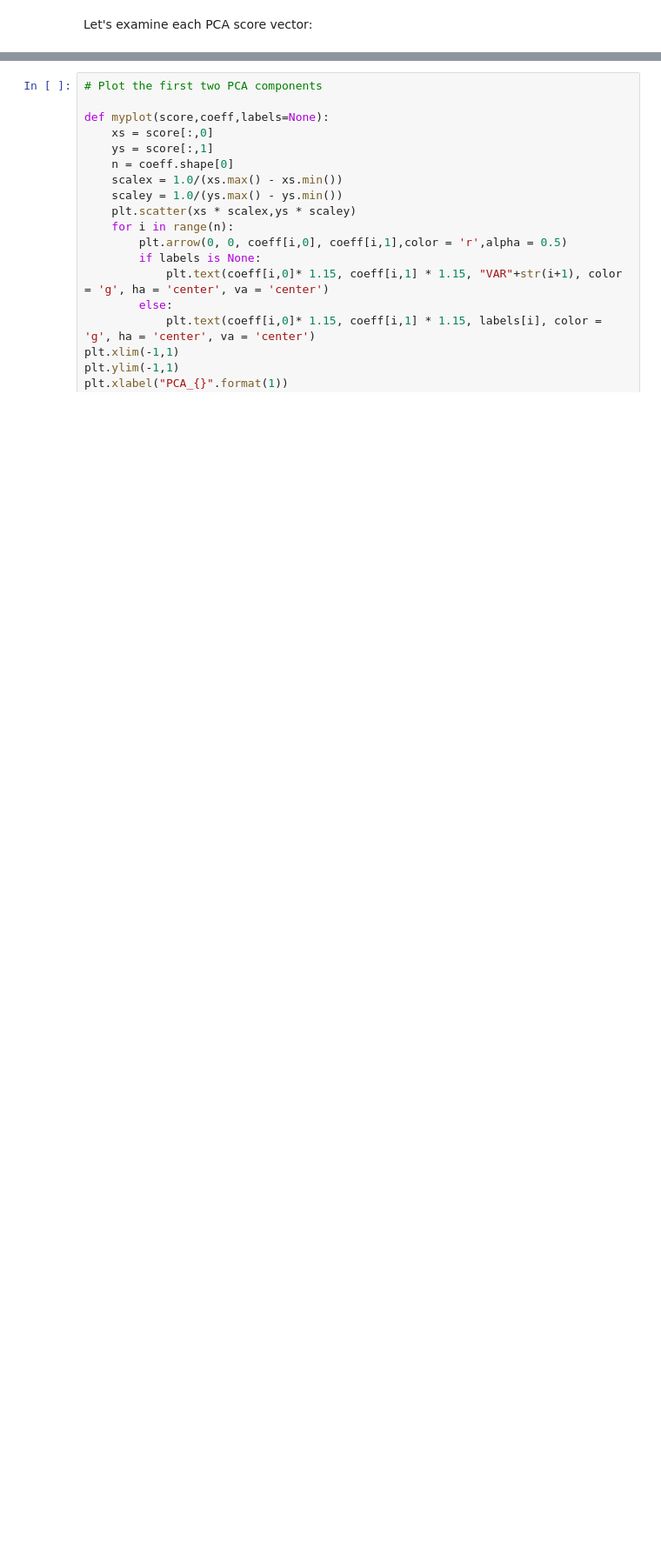
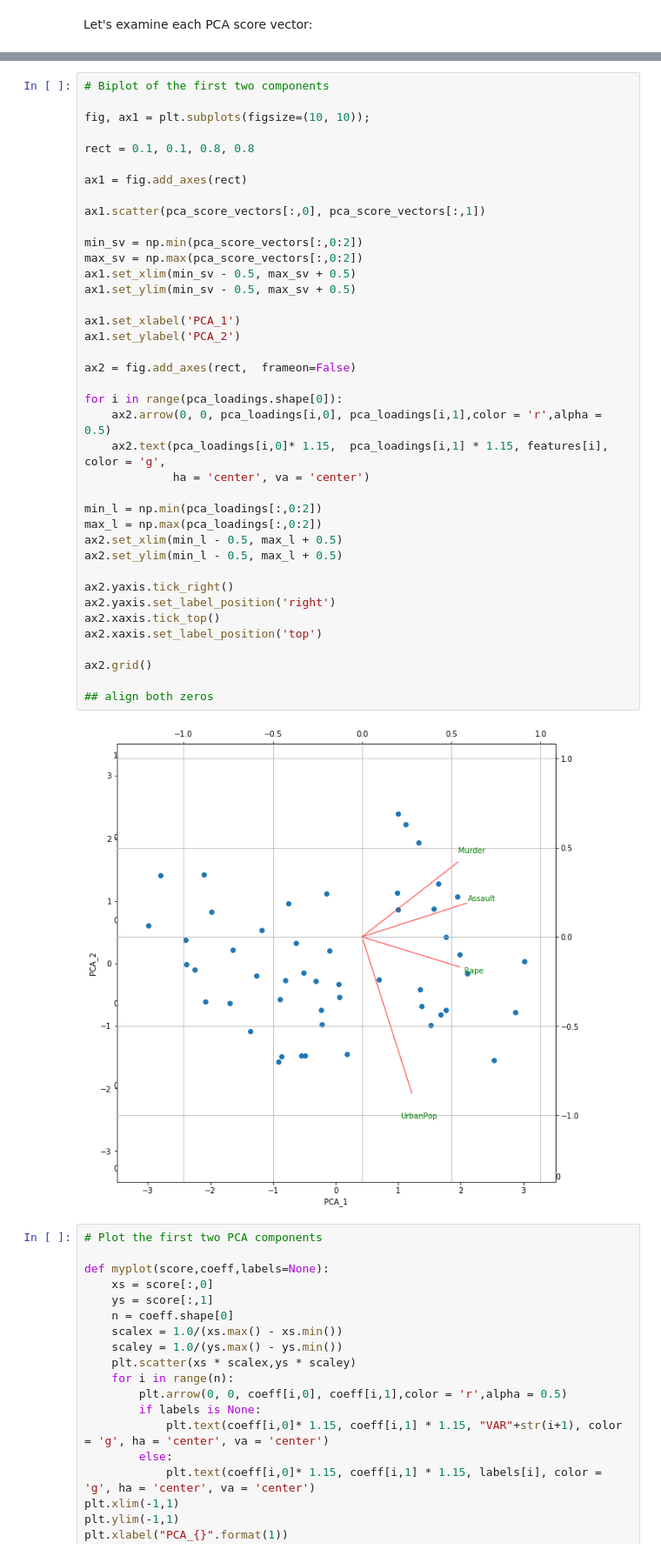
Before and after one commit to martinagvilas/intro_stat_learning, a Jupyter notebook: notebooks/lab1_pca.ipynb, the cells around one changed output, grey strips where cells are left out. Shown at 87% size. Drawn from its saved outputs; the diff is of its cells as text; blank space fills up the shorter version.

```diff
--- a/notebooks/lab1_pca.ipynb
+++ b/notebooks/lab1_pca.ipynb
@@ -131,3 +252,44 @@ Let's make a biplot of the first two components:
+# %%
+# Biplot of the first two components
+
+fig, ax1 = plt.subplots(figsize=(10, 10));
+
+rect = 0.1, 0.1, 0.8, 0.8
+
+ax1 = fig.add_axes(rect)
+
+ax1.scatter(pca_score_vectors[:,0], pca_score_vectors[:,1])
+
+min_sv = np.min(pca_score_vectors[:,0:2])
+max_sv = np.max(pca_score_vectors[:,0:2])
+ax1.set_xlim(min_sv - 0.5, max_sv + 0.5)
+ax1.set_ylim(min_sv - 0.5, max_sv + 0.5)
+
+ax1.set_xlabel('PCA_1')
+ax1.set_ylabel('PCA_2')
+
+ax2 = fig.add_axes(rect,  frameon=False)
+
+for i in range(pca_loadings.shape[0]):
+    ax2.arrow(0, 0, pca_loadings[i,0], pca_loadings[i,1],color = 'r',alpha = 0.5)
+    ax2.text(pca_loadings[i,0]* 1.15,  pca_loadings[i,1] * 1.15, features[i], color = 'g',
+             ha = 'center', va = 'center')
+
+min_l = np.min(pca_loadings[:,0:2])
+max_l = np.max(pca_loadings[:,0:2])
+ax2.set_xlim(min_l - 0.5, max_l + 0.5)
+ax2.set_ylim(min_l - 0.5, max_l + 0.5)
+
+ax2.yaxis.tick_right()
+ax2.yaxis.set_label_position('right')
+ax2.xaxis.tick_top()
+ax2.xaxis.set_label_position('top')
+
+ax2.grid()
+
+## align both zeros
+# %% [output]
+[figure, added]
 # %%
 # Plot the first two PCA components
 
```
Also changed, not shown: parts of 41 cells of this notebook.
